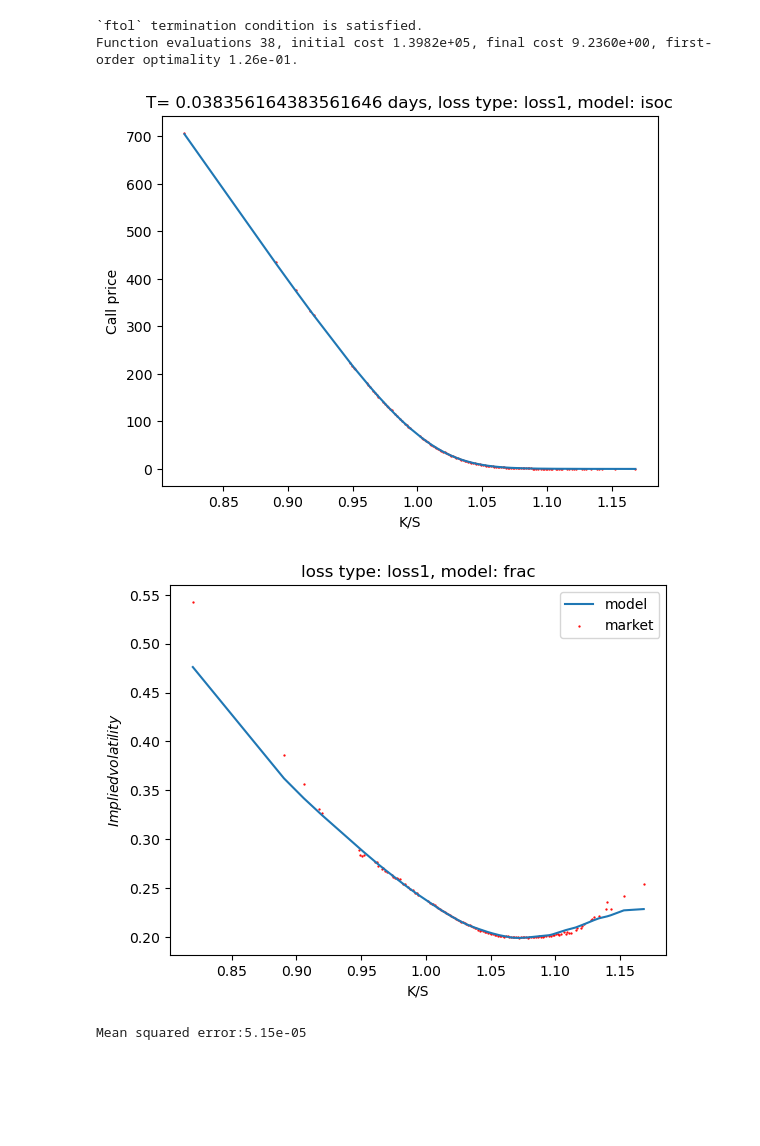
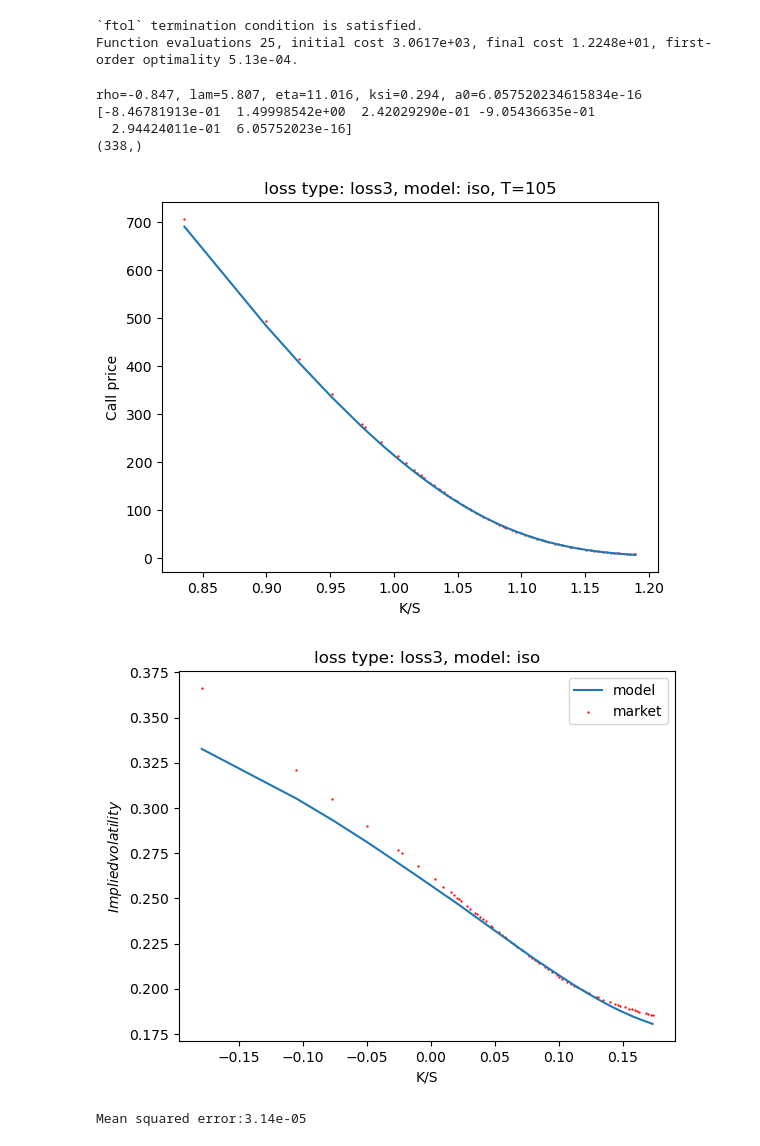
Before and after one commit to GearlessJohn/deep-pricing, a Jupyter notebook: src/simulation_Xt_V1.ipynb, the cells around one changed output. Cells and saved outputs as stored; diff of their text form; code cells hidden in the pictures; blank space fills up the shorter version.

```diff
--- a/src/simulation_Xt_V1.ipynb
+++ b/src/simulation_Xt_V1.ipynb
@@ -156,7 +156,7 @@ def hallerbach_approximation(C, S, K, T, r):
 
 def Sigma_exp(t, s, eta, lam):
     return (
-        eta**2
+        np.power(eta, 2)
         / (2 * lam)
         * np.exp(-lam * (s + t))
         * (np.exp(2 * lam * np.minimum(s, t)) - 1)
@@ -283,5 +289,5 @@ def Sigma(X, vars, ksi=0.5, a0=1, a1=1):
 # %%
-def sample_S_exp(rho=0.5, eta=1, lam=1, ksi=0.5, a0=1, T=[1.5], pre=False):
+def sample_S_exp(rho=0.5, lam=1, eta=1, ksi=0.5, a0=1, T=[1.5], b=1, pre=False, sig="poly"):
     sample=[]
 
     for T_unique in np.unique(T):
@@ -289,7 +295,10 @@ def sample_S_exp(rho=0.5, eta=1, lam=1, ksi=0.5, a0=1, T=[1.5], pre=False):
         X_sample, cov = sample_XT_Cholesky(lam=lam, eta=eta, T=T_unique)
         vars = np.diagonal(cov)
 
-        sigma = np.hstack((np.zeros(repeat).reshape(-1,1), Sigma(X_sample, vars, ksi=ksi, a0=a0)))
+        if sig=="poly":
+            sigma = np.hstack((np.zeros(repeat).reshape(-1,1), Sigma(X_sample, vars, ksi=ksi, a0=a0)))
+        elif sig=="exp":
+            sigma = np.hstack((np.zeros(repeat).reshape(-1,1), Sigma_1(X_sample, ksi=ksi, b=b, lam=lam, eta=eta, T=T_unique)))
 
         B_sample =  np.hstack((np.zeros(repeat).reshape(-1,1), sample_B(rho=rho,T=T_unique)))
         sum1 = np.cumsum((0.5*(sigma[:, :-1]+sigma[:, 1:]))**2*T_unique/n, axis=1)
@@ -492,8 +510,8 @@ def test_implied_vol(S0, T, Ks, call_models, vol_markets, loss_type="1", model="
     vol_models = np.array([implied_volatility_call_bisection(C=call_models[i], S=S0[i], K=Ks[i], T=T[i], r=0, tol=1e-7, max_iterations=1000) for i in range(len(Ks))])
     # vol_markets = np.array([implied_volatility_call_bisection(C=call_markets[i], S=S0, K=Ks[i], T=T, r=0) for i in range(len(Ks))])
 
-    ax.plot(Ks/S0, vol_models, label="model")
-    ax.scatter(Ks/S0, vol_markets, label="market", s=0.4, c="red")
+    ax.plot(np.log(Ks/S0), vol_models, label="model")
+    ax.scatter(np.log(Ks/S0), vol_markets, label="market", s=0.4, c="red")
 
     ax.set_xlabel('K/S')
     ax.set_ylabel('$Implied volatility$')
@@ -618,28 +860,44 @@ Mean squared error:8.27e-05
+# %%
+vol_markets = [implied_volatility_call_bisection(C=call_markets[i], S=S0s[i], K=Ks[i], T=Ts[i], r=0, max_iterations=1000) for i in range(len(Ks))]
+vega = np.array([vega_func(S0s[i], Ks[i], Ts[i], r=0, sigma = vol_markets[i]) + 1e-8 for i in range(len(Ks))])
+
+res = calibration(Ks=Ks, y=call_markets, S0=S0s, T=Ts, loss=loss_3, kernel="iso")
+params = res.x
+# %% [output]
+`ftol` termination condition is satisfied.
+Function evaluations 25, initial cost 3.0617e+03, final cost 1.2248e+01, first-order optimality 5.13e-04.
 # %%
-vol_markets = [implied_volatility_call_bisection(C=call_markets[i], S=S0, K=Ks[i], T=T, r=0) for i in range(len(Ks))]
-vega = np.array([vega_func(S0, Ks[i], T, r=0, sigma = vol_markets[i]) + 1e-8 for i in range(len(Ks))])
+eta = params[1]*params[2]**(params[3]-0.5)
+lam = -(params[3]-0.5)/params[2]
+print(f"rho={params[0]:.3f}, lam={lam:.3f}, eta={eta:.3f}, ksi={params[4]:.3f}, a0={params[5]} ")
+print(params)
+ST = sample_S_exp_iso(T=Ts, rho=params[0], v=params[1], epsilon=params[2], H=params[3], ksi=params[4], a0=params[5])[:,:,-1]
+T_unique = np.unique(Ts)
 
-res = calibration(Ks=Ks, y=call_markets, S0=S0s, T=Ts, loss=loss_1, kernel="iso")
-params = res.x
+call_models = np.array([np.mean(np.maximum(S0s[i]*ST[T_unique.tolist().index(Ts[i])]-Ks[i], 0))  for i in range(len(Ks))])
+print(call_models.shape)
 
-ST = S0*sample_S_exp_iso(T=Ts, rho=params[0], v= params[1], epsilon=params[2], H=params[3], ksi=params[4], a0=params[5])[0,:,-1]
+T_view = filter_T[2]/365
 
-call_models = [np.mean(np.maximum(ST-Ks[i], 0))  for i in range(len(Ks))]
 fig = plt.figure()
 ax = fig.add_subplot(111)
-ax.scatter(Ks/S0, call_markets, s=0.4, c="red")
-ax.plot(Ks/S0, call_models, "-")
+ax.scatter(Ks[np.array(Ts)==T_view]/S0s[np.array(Ts)==T_view], np.array(call_markets)[np.array(Ts)==T_view], s=0.4, c="red")
+ax.plot(Ks[np.array(Ts)==T_view]/S0s[np.array(Ts)==T_view], np.array(call_models)[np.array(Ts)==T_view], "-")
+
 
 ax.set_xlabel("K/S")
 ax.set_ylabel("Call price")
-ax.set_title(f"T= {T} days, loss type: loss1, model: iso")
+ax.set_title(f"loss type: loss3, model: iso, T={int(T_view*365)}")
+
 plt.show()
 
 
-test_implied_vol(S0=S0s, T=Ts, Ks=Ks, call_models=call_models, vol_markets=vol_markets)
+test_implied_vol(S0=S0s[np.array(Ts)==T_view], T=Ts[np.array(Ts)==T_view], Ks=Ks[np.array(Ts)==T_view], call_models=call_models[np.array(Ts)==T_view], vol_markets=np.array(vol_markets)[np.array(Ts)==T_view], model="iso", loss_type=3)
 # %% [output]
-`ftol` termination condition is satisfied.
-Function evaluations 38, initial cost 1.3982e+05, final cost 9.2360e+00, first-order optimality 1.26e-01.
+rho=-0.847, lam=5.807, eta=11.016, ksi=0.294, a0=6.057520234615834e-16
+[-8.46781913e-01  1.49998542e+00  2.42029290e-01 -9.05436635e-01
+  2.94424011e-01  6.05752023e-16]
+(338,)
-[figure, old version]
+[figure, new version]
-[figure, old version]
+[figure, new version]
-Mean squared error:5.15e-05
+Mean squared error:3.14e-05
```
Also changed, not shown: parts of 25 cells of this notebook, 2 other files.
